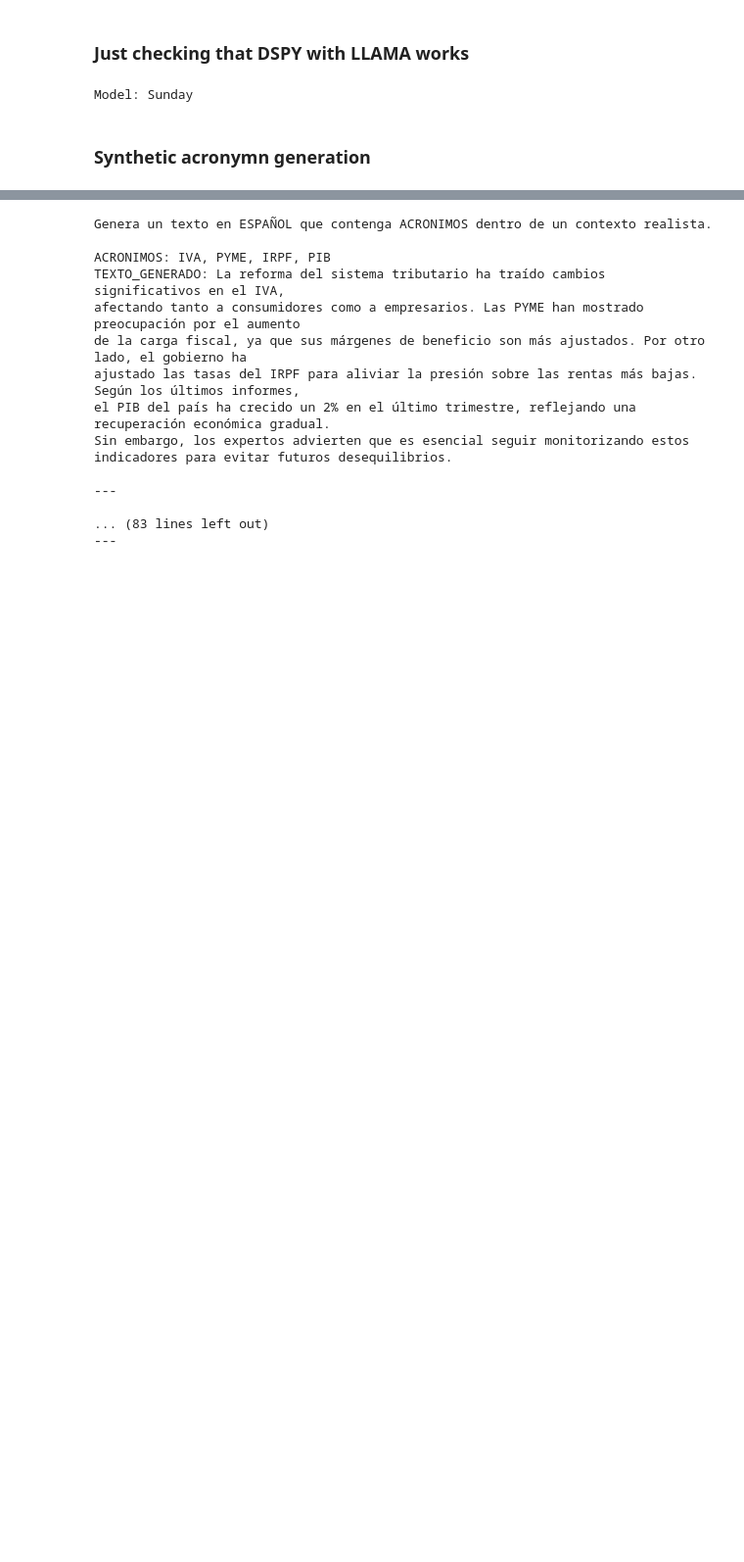
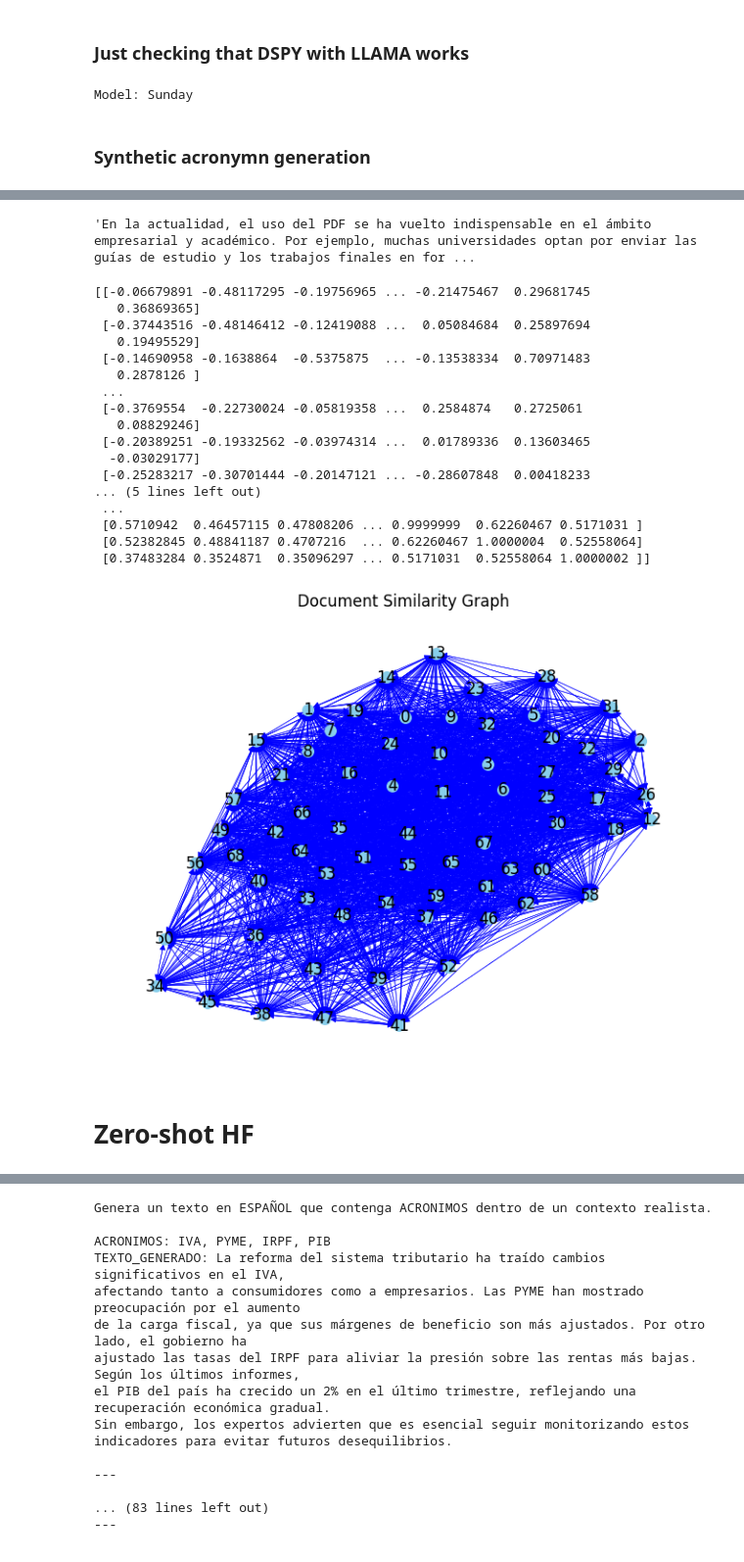
Before and after one commit to nextprocurement/RAG_tool, a Jupyter notebook: bbdd_sintetica_dspy.ipynb, the cells around one changed output, grey strips where cells are left out. Shown at 98% size. Saved outputs shown, nothing was run; the diff lists cells and outputs as text; code cells hidden in the pictures; blank space fills up the shorter version.

```diff
--- a/bbdd_sintetica_dspy.ipynb
+++ b/bbdd_sintetica_dspy.ipynb
@@ -165,0 +217,54 @@ print(acronyms)
+# %%
+# Paso 1: Eliminar duplicados en 'text'
+df = df.drop_duplicates(subset='text', keep='first')
+
+# Paso 2: Estadísticas sobre 'manual_expanded'
+manual_expanded_stats = df['manual_expanded'].value_counts()
+
+# Imprimir el DataFrame sin duplicados para verificación
+print("DataFrame después de eliminar duplicados:")
+print(df)
+
+# Imprimir las estadísticas de 'manual_expanded'
+print("\nEstadísticas de 'manual_expanded':")
+print(manual_expanded_stats)
+# %%
+df['text'][0]
+# %% [output]
+'En la actualidad, el uso del PDF se ha vuelto indispensable en el ámbito empresarial y académico. Por ejemplo, muchas universidades optan por enviar las guías de estudio y los trabajos finales en for ...
+# %%
+from src.utils.vector_store_utils import CustomEmbeddings
+
+# Instancia de CustomEmbeddings
+custom_embeddings = CustomEmbeddings()
+
+# Suponiendo que df['text'] contiene los textos de los documentos
+embeddings = custom_embeddings(df['text'].tolist())
+
+# Instancia de GraphVisualizer
+graph_visualizer = GraphVisualizer()
+
+# Establecer embeddings en el visualizador
+graph_visualizer.set_embeddings(embeddings)
+
+# Visualizar el grafo
+graph_stats = graph_visualizer.visualize_graph()
+# %% [output]
+[[-0.06679891 -0.48117295 -0.19756965 ... -0.21475467  0.29681745
+   0.36869365]
+ [-0.37443516 -0.48146412 -0.12419088 ...  0.05084684  0.25897694
+   0.19495529]
+ [-0.14690958 -0.1638864  -0.5375875  ... -0.13538334  0.70971483
+   0.2878126 ]
+ ...
+ [-0.3769554  -0.22730024 -0.05819358 ...  0.2584874   0.2725061
+   0.08829246]
+ [-0.20389251 -0.19332562 -0.03974314 ...  0.01789336  0.13603465
+  -0.03029177]
+ [-0.25283217 -0.30701444 -0.20147121 ... -0.28607848  0.00418233
+... (5 lines left out)
+ ...
+ [0.5710942  0.46457115 0.47808206 ... 0.9999999  0.62260467 0.5171031 ]
+ [0.52382845 0.48841187 0.4707216  ... 0.62260467 1.0000004  0.52558064]
+ [0.37483284 0.3524871  0.35096297 ... 0.5171031  0.52558064 1.0000002 ]]
+[figure, added]
@@ -165,0 +299,2 @@ print(acronyms)
+# %% [markdown]
+# Zero-shot HF
```
Also changed, not shown: parts of 46 cells of this notebook, 16 other files.
